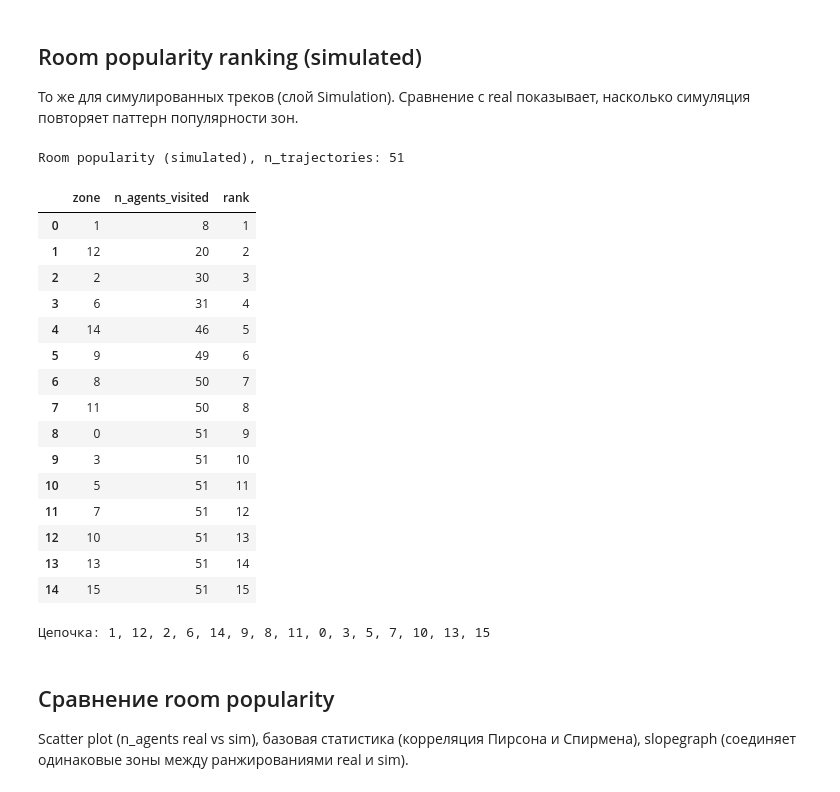
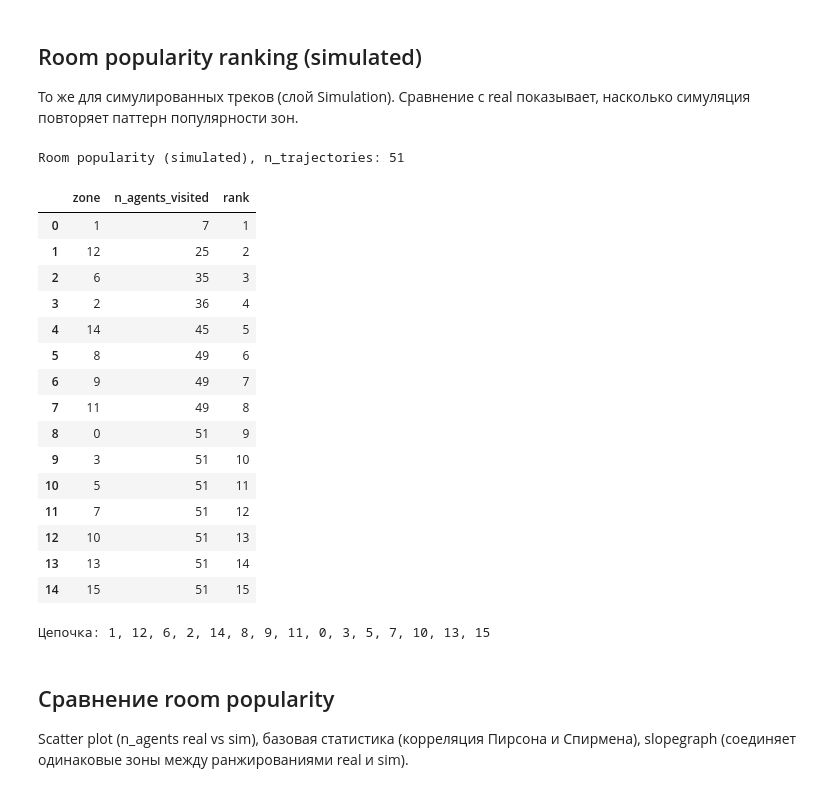
Before and after one commit to malkovajuly97-source/museum-flow-prediction, a Jupyter notebook: model_search/model_search_macro.ipynb, the cells around one changed output. Cells and saved outputs as stored; diff of their text form; code cells hidden in the pictures.

```diff
--- a/model_search/model_search_macro.ipynb
+++ b/model_search/model_search_macro.ipynb
@@ -25,7 +25,8 @@ PATH_DXF = str(Path("model_search") / "Floor_0.dxf") if (Path.cwd() / "model_sea
 PATH_TRAJECTORIES_CSV = "C://Users/malko/Desktop/Diploma/Term/bird-dataset-main/bird-dataset-main/data/normalized_trajectories"
 LAYER_FLOOR_PLAN = "Floor_plan"
 LAYER_AREA = "Area"
-LAYER_SIMULATION = "Simulation"  # треки из симуляции Unity
+PATH_UNITY_DXF = str(Path("model_search") / "unity_plan_and_tracks.dxf") if (Path.cwd() / "model_search" / "unity_plan_and_tracks.dxf").exists() else "unity_plan_and_tracks.dxf"
+LAYER_UNITY_TRACKS = "TRACKS"  # треки симуляции в unity DXF
 # %%
 %pip install -q ezdxf pandas shapely matplotlib scipy
 # %% [output]
@@ -39,7 +40,7 @@ Note: you may need to restart the kernel to use updated packages.
 # %%
 import numpy as np
 import matplotlib.pyplot as plt
-from room_popularity import load_trajectories_from_csv, parse_trajectories_from_dxf
+from room_popularity import load_trajectories_from_csv, load_simulated_trajectories_from_unity_dxf
 
 def _parse_floor_plan(path_dxf, layer):
     import ezdxf
@@ -67,7 +68,7 @@ def _parse_floor_plan(path_dxf, layer):
 
 plan_segments = _parse_floor_plan(PATH_DXF, LAYER_FLOOR_PLAN)
 traj_real = load_trajectories_from_csv(PATH_TRAJECTORIES_CSV, floor_number=0)
-traj_sim = parse_trajectories_from_dxf(PATH_DXF, LAYER_SIMULATION)
+traj_sim = load_simulated_trajectories_from_unity_dxf(PATH_DXF, PATH_UNITY_DXF, layer_reference_bird="Outline", layer_tracks_unity=LAYER_UNITY_TRACKS)
 
 def plot_tracks_with_plan(trajectories, title):
     fig, ax = plt.subplots(figsize=(10, 10))
@@ -155,25 +156,25 @@ print(f"Сохранено: {out_csv}, {out_json}")
 То же для симулированных треков (слой Simulation). Сравнение с real показывает, насколько симуляция повторяет паттерн популярности зон.
 # %%
 df_sim, chain_sim, n_traj_sim = compute_room_popularity_ranking(
-    PATH_DXF, LAYER_AREA, LAYER_SIMULATION, LAYER_FLOOR_PLAN
+    PATH_DXF, LAYER_AREA, trajectories=traj_sim
 )
 if n_traj_sim == 0:
-    print("Слой Simulation пуст или отсутствует.")
+    print("Нет симулированных треков (unity DXF слой TRACKS пуст или файл отсутствует).")
 else:
     print("Room popularity (simulated), n_trajectories:", n_traj_sim)
     display(df_sim)
     print("Цепочка:", ", ".join(map(str, chain_sim)))
 # %% [output]
 Room popularity (simulated), n_trajectories: 51
 |  | zone | n_agents_visited | rank |
-| 0 | 1 | 8 | 1 |
-| 1 | 12 | 20 | 2 |
-| 2 | 2 | 30 | 3 |
-| 3 | 6 | 31 | 4 |
-| 4 | 14 | 46 | 5 |
-| 5 | 9 | 49 | 6 |
-| 6 | 8 | 50 | 7 |
-| 7 | 11 | 50 | 8 |
+| 0 | 1 | 7 | 1 |
+| 1 | 12 | 25 | 2 |
+| 2 | 6 | 35 | 3 |
+| 3 | 2 | 36 | 4 |
+| 4 | 14 | 45 | 5 |
+| 5 | 8 | 49 | 6 |
+| 6 | 9 | 49 | 7 |
+| 7 | 11 | 49 | 8 |
 | 8 | 0 | 51 | 9 |
 | 9 | 3 | 51 | 10 |
 | 10 | 5 | 51 | 11 |
@@ -181,7 +182,7 @@ Room popularity (simulated), n_trajectories: 51
 | 12 | 10 | 51 | 13 |
 | 13 | 13 | 51 | 14 |
 | 14 | 15 | 51 | 15 |
-Цепочка: 1, 12, 2, 6, 14, 9, 8, 11, 0, 3, 5, 7, 10, 13, 15
+Цепочка: 1, 12, 6, 2, 14, 8, 9, 11, 0, 3, 5, 7, 10, 13, 15
 # %% [markdown]
 ## Сравнение room popularity
 
```
Also changed, not shown: parts of 4 cells of this notebook, 5 other files.
